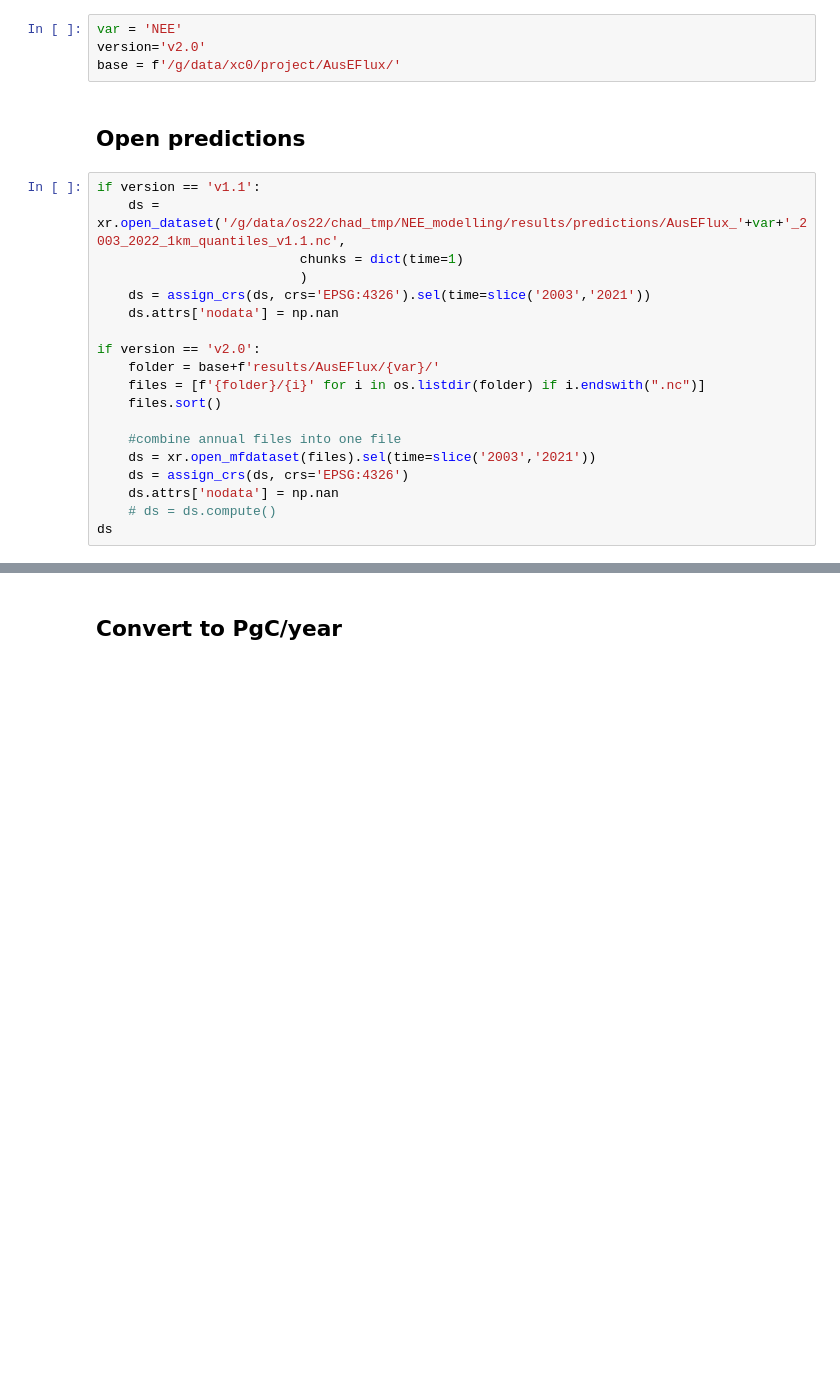
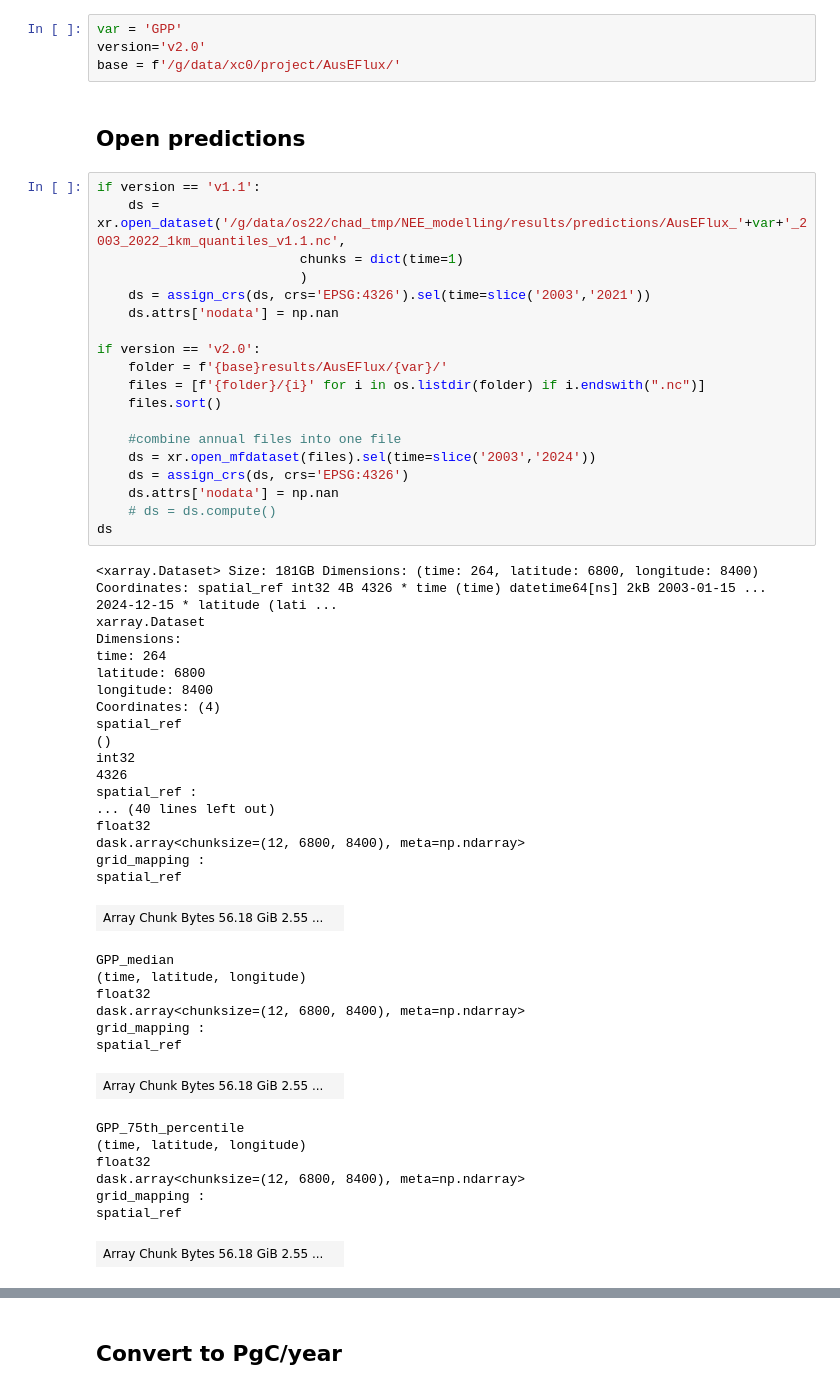
Before and after one commit to cbur24/AusEFlux, a Jupyter notebook: notebooks/analysis/Plot_flux.ipynb, the cells around one changed output, grey strips where cells are left out. Cells and saved outputs as stored; diff of their text form; blank space fills up the shorter version.

```diff
--- a/notebooks/analysis/Plot_flux.ipynb
+++ b/notebooks/analysis/Plot_flux.ipynb
@@ -30,7 +54,7 @@ client
 # %% [markdown]
 ## Analysis Parameters
 # %%
-var = 'NEE'
+var = 'GPP'
 version='v2.0'
 base = f'/g/data/xc0/project/AusEFlux/'
 # %% [markdown]
@@ -38,19 +62,52 @@ base = f'/g/data/xc0/project/AusEFlux/'
 # %%
 if version == 'v1.1':
     ds = xr.open_dataset('/g/data/os22/chad_tmp/NEE_modelling/results/predictions/AusEFlux_'+var+'_2003_2022_1km_quantiles_v1.1.nc',
                           chunks = dict(time=1)
                           )
     ds = assign_crs(ds, crs='EPSG:4326').sel(time=slice('2003','2021'))
     ds.attrs['nodata'] = np.nan
 
 if version == 'v2.0':
-    folder = base+f'results/AusEFlux/{var}/'
+    folder = f'{base}results/AusEFlux/{var}/'
     files = [f'{folder}/{i}' for i in os.listdir(folder) if i.endswith(".nc")]
     files.sort()
 
     #combine annual files into one file
-    ds = xr.open_mfdataset(files).sel(time=slice('2003','2021'))
+    ds = xr.open_mfdataset(files).sel(time=slice('2003','2024'))
     ds = assign_crs(ds, crs='EPSG:4326')
     ds.attrs['nodata'] = np.nan
     # ds = ds.compute()
 ds
+# %% [output]
+<xarray.Dataset> Size: 181GB Dimensions: (time: 264, latitude: 6800, longitude: 8400) Coordinates: spatial_ref int32 4B 4326 * time (time) datetime64[ns] 2kB 2003-01-15 ... 2024-12-15 * latitude (lati ...
+xarray.Dataset
+Dimensions:
+time: 264
+latitude: 6800
+longitude: 8400
+Coordinates: (4)
+spatial_ref
+()
+int32
+4326
+spatial_ref :
+... (40 lines left out)
+float32
+dask.array<chunksize=(12, 6800, 8400), meta=np.ndarray>
+grid_mapping :
+spatial_ref
+| Array Chunk Bytes 56.18 GiB 2.55 ... |  |
+GPP_median
+(time, latitude, longitude)
+float32
+dask.array<chunksize=(12, 6800, 8400), meta=np.ndarray>
+grid_mapping :
+spatial_ref
+| Array Chunk Bytes 56.18 GiB 2.55 ... |  |
+GPP_75th_percentile
+(time, latitude, longitude)
+float32
+dask.array<chunksize=(12, 6800, 8400), meta=np.ndarray>
+grid_mapping :
+spatial_ref
+| Array Chunk Bytes 56.18 GiB 2.55 ... |  |
```
Also changed, not shown: parts of 20 cells of this notebook, 18 other files.
